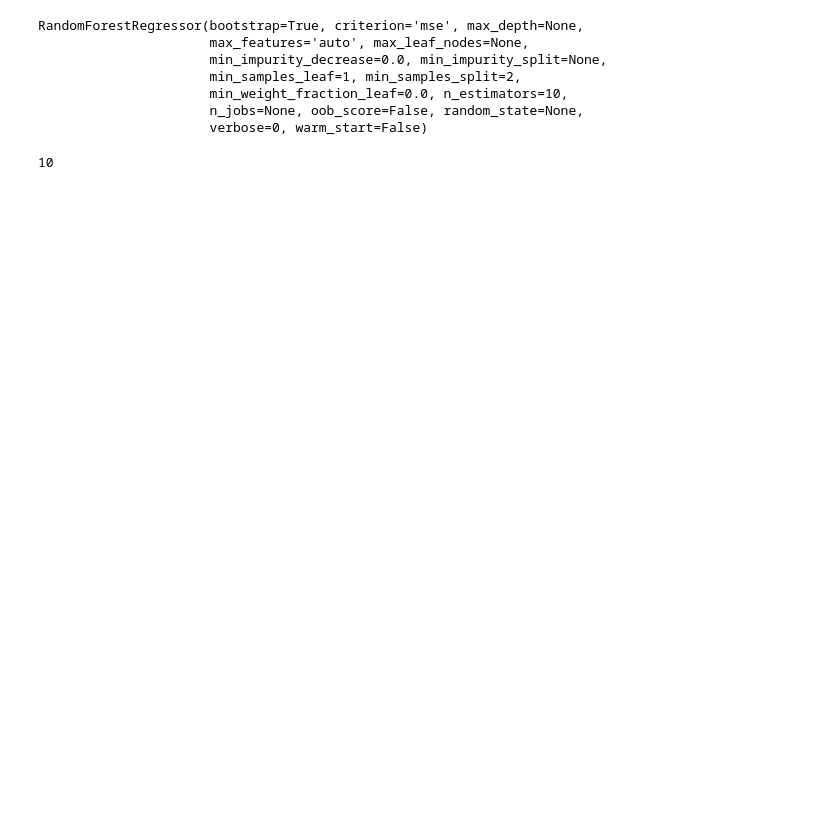
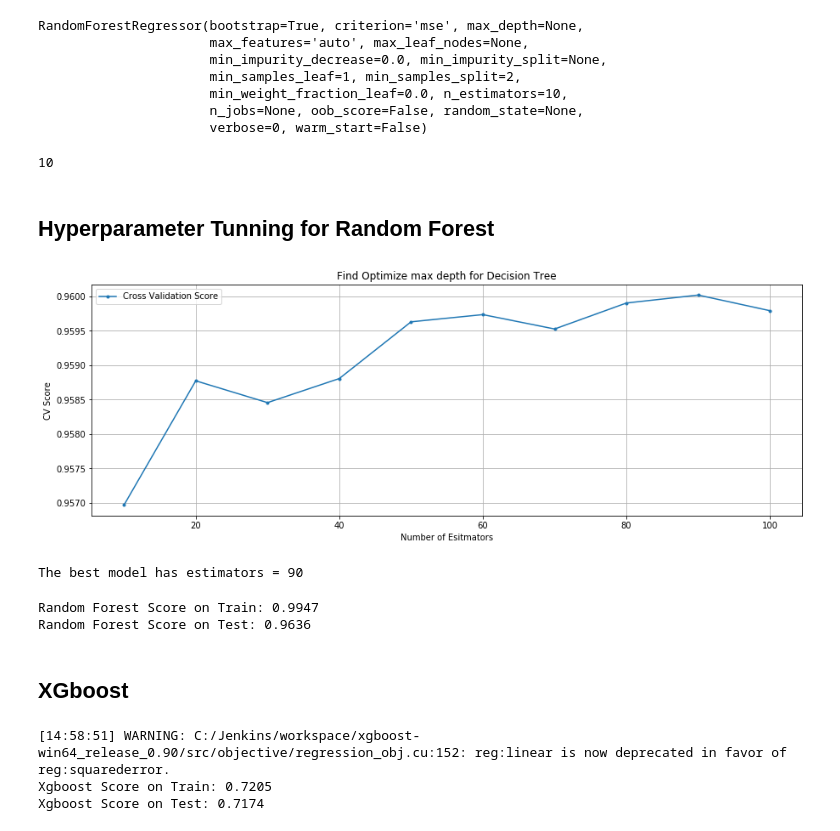
Before and after one commit to terrancexia/Walmart-Store-Sales-Forecast, a Jupyter notebook: Walmart Store Sales Forecast .ipynb, the cells around one changed output. Drawn from its saved outputs; the diff is of its cells as text; code cells hidden in the pictures; blank space fills up the shorter version.

Commit message:
Modeling part 2

```diff
--- a/Walmart Store Sales Forecast .ipynb
+++ b/Walmart Store Sales Forecast .ipynb
@@ -861,3 +862,42 @@ RandomForestRegressor(bootstrap=True, criterion='mse', max_depth=None,
 rf.n_estimators
 # %% [output]
 10
+# %% [markdown]
+## Hyperparameter Tunning for Random Forest
+# %%
+# Using Cross Validation to find number of estimators for the forest
+#setting up estimators for random forest
+forest = list(range(10,110,10))
+
+cv_score_rf = []
+for n in forest:
+    rf1 = RandomForestRegressor(n_estimators=n)
+
+    rf_score = cross_val_score(rf1, X_train, y_train, cv=3).mean()
+    cv_score_rf.append(rf_score)
+# %%
+#Visulize the cv score
+plt.figure(figsize=(15,5))
+plt.plot(forest,cv_score_rf, label='Cross Validation Score', marker='.')
+plt.title('Find Optimize max depth for Decision Tree')
+plt.xlabel('Number of Esitmators')
+plt.ylabel('CV Score')
+plt.legend()
+plt.grid()
+plt.show()
+
+which_max = np.array(cv_score_rf).argmax()
+print('The best model has estimators =', forest[which_max])
+# %% [output]
+[figure, added]
+The best model has estimators = 90
+# %%
+# Score the random forest model with n_estimators = 90
+
+rf_final = RandomForestRegressor(n_estimators=90).fit(X_train,y_train)
+
+print(f'Random Forest Score on Train: {"%.4f" % rf_final.score(X_train, y_train)}')
+print(f'Random Forest Score on Test: {"%.4f" % rf_final.score(X_test, y_test)}')
+# %% [output]
+Random Forest Score on Train: 0.9947
+Random Forest Score on Test: 0.9636
@@ -863,0 +908,15 @@ rf.n_estimators
+# %% [markdown]
+## XGboost
+# %%
+from xgboost import XGBRegressor
+
+xgb_model = XGBRegressor(verbosity=1).fit(X_train, y_train)
+
+# Score the XGBoost with default setting
+
+print(f'Xgboost Score on Train: {"%.4f" % xgb_model.score(X_train, y_train)}')
+print(f'Xgboost Score on Test: {"%.4f" % xgb_model.score(X_test, y_test)}')
+# %% [output]
+[14:58:51] WARNING: C:/Jenkins/workspace/xgboost-win64_release_0.90/src/objective/regression_obj.cu:152: reg:linear is now deprecated in favor of reg:squarederror.
+Xgboost Score on Train: 0.7205
+Xgboost Score on Test: 0.7174
```
Also changed, not shown: parts of 20 cells of this notebook.
